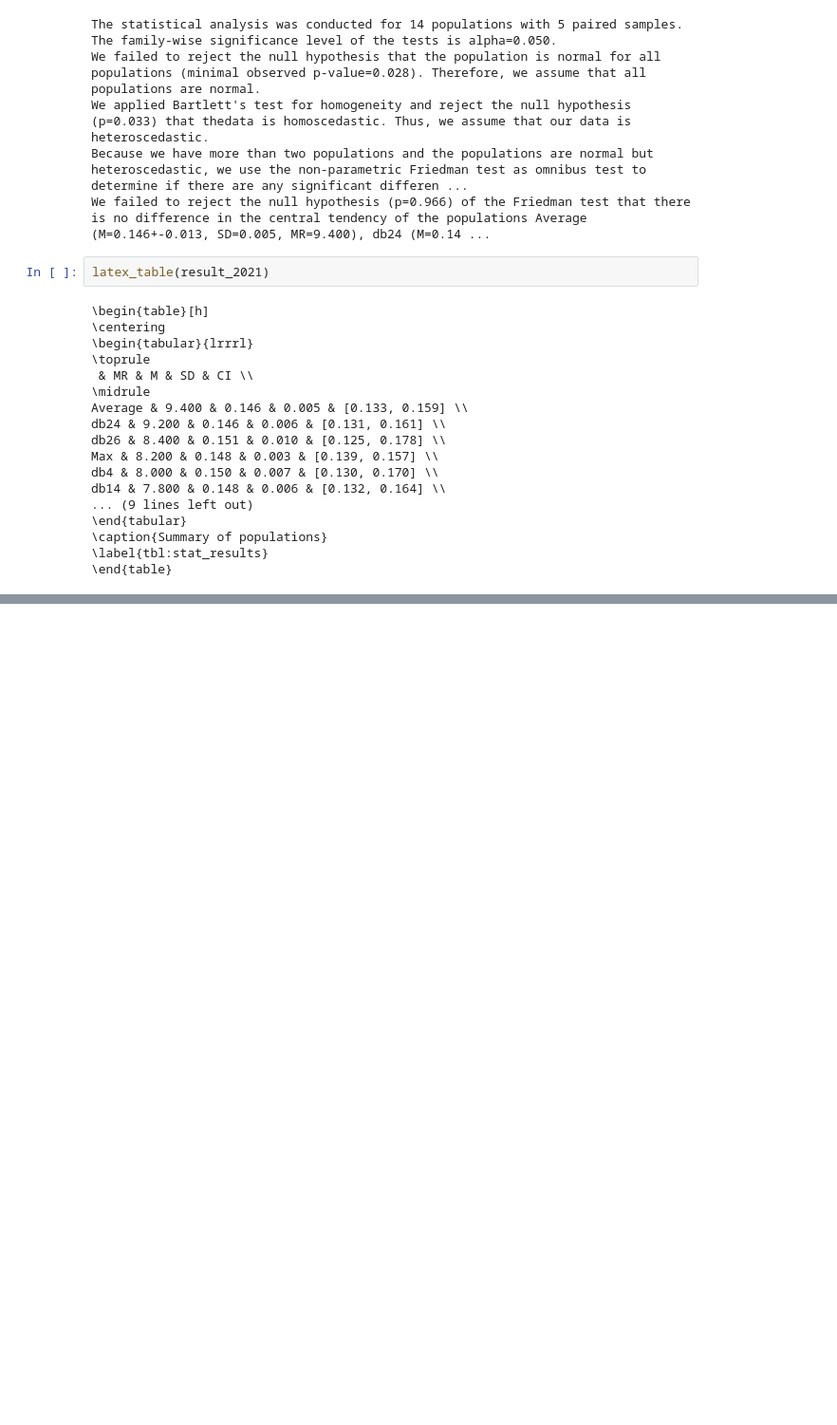
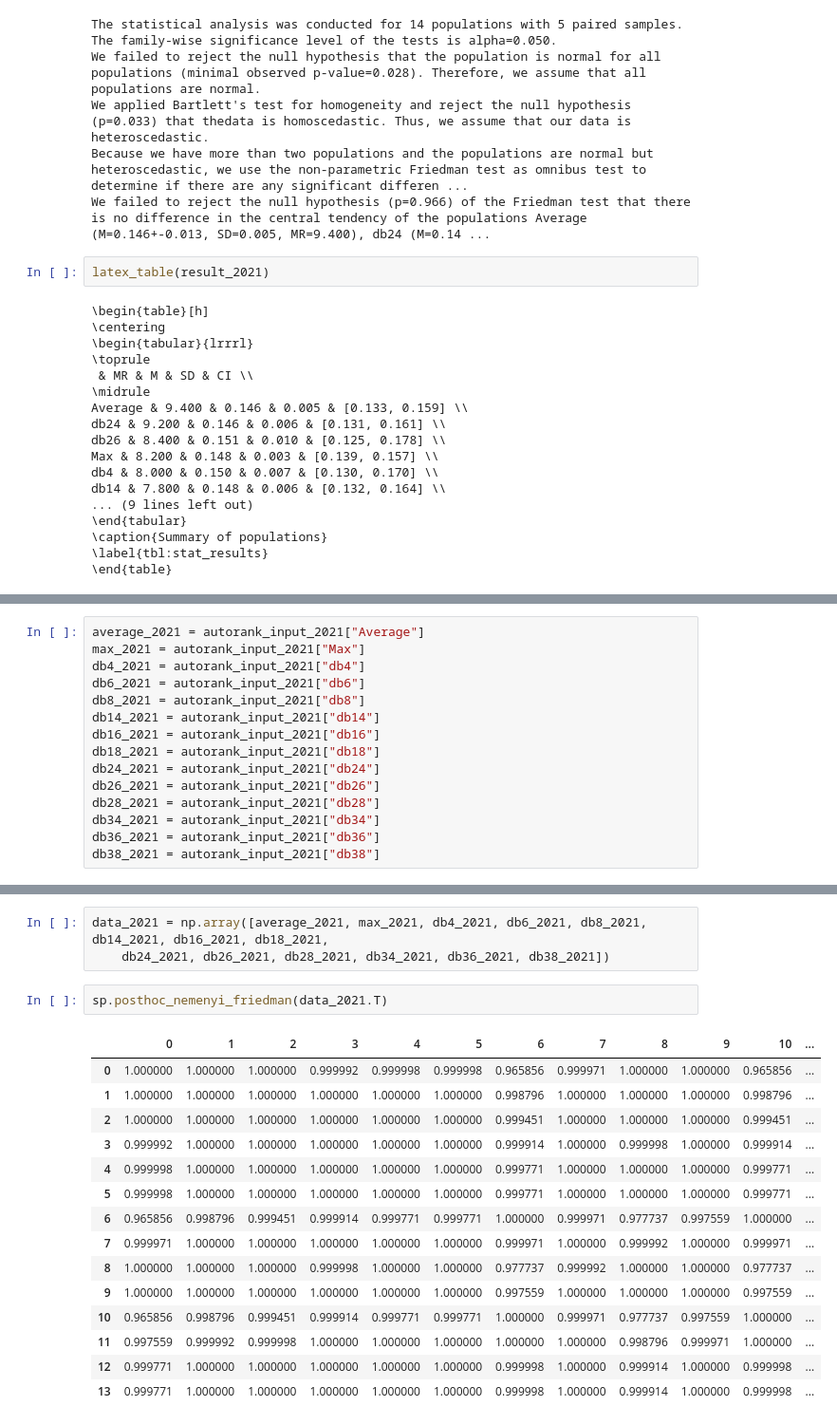
Before and after one commit to JoaoAssalim/wavelet-pooling-audio-deepfake, a Jupyter notebook: notebooks/statistical_analysis.ipynb, the cells around one changed output, grey strips where cells are left out. Shown at 95% size. Saved outputs shown, nothing was run; the diff lists cells and outputs as text; blank space fills up the shorter version.

```diff
--- a/notebooks/statistical_analysis.ipynb
+++ b/notebooks/statistical_analysis.ipynb
@@ -152,0 +178,15 @@ db14 & 7.800 & 0.148 & 0.006 & [0.132, 0.164] \\
+# %%
+average_2021 = autorank_input_2021["Average"]
+max_2021 = autorank_input_2021["Max"]
+db4_2021 = autorank_input_2021["db4"]
+db6_2021 = autorank_input_2021["db6"]
+db8_2021 = autorank_input_2021["db8"]
+db14_2021 = autorank_input_2021["db14"]
+db16_2021 = autorank_input_2021["db16"]
+db18_2021 = autorank_input_2021["db18"]
+db24_2021 = autorank_input_2021["db24"]
+db26_2021 = autorank_input_2021["db26"]
+db28_2021 = autorank_input_2021["db28"]
+db34_2021 = autorank_input_2021["db34"]
+db36_2021 = autorank_input_2021["db36"]
+db38_2021 = autorank_input_2021["db38"]
@@ -152,0 +228,21 @@ db14 & 7.800 & 0.148 & 0.006 & [0.132, 0.164] \\
+# %%
+data_2021 = np.array([average_2021, max_2021, db4_2021, db6_2021, db8_2021, db14_2021, db16_2021, db18_2021,
+    db24_2021, db26_2021, db28_2021, db34_2021, db36_2021, db38_2021])
+# %%
+sp.posthoc_nemenyi_friedman(data_2021.T)
+# %% [output]
+|  | 0 | 1 | 2 | 3 | 4 | 5 | 6 | 7 | 8 | 9 | 10 | ... |
+| 0 | 1.000000 | 1.000000 | 1.000000 | 0.999992 | 0.999998 | 0.999998 | 0.965856 | 0.999971 | 1.000000 | 1.000000 | 0.965856 | ... |
+| 1 | 1.000000 | 1.000000 | 1.000000 | 1.000000 | 1.000000 | 1.000000 | 0.998796 | 1.000000 | 1.000000 | 1.000000 | 0.998796 | ... |
+| 2 | 1.000000 | 1.000000 | 1.000000 | 1.000000 | 1.000000 | 1.000000 | 0.999451 | 1.000000 | 1.000000 | 1.000000 | 0.999451 | ... |
+| 3 | 0.999992 | 1.000000 | 1.000000 | 1.000000 | 1.000000 | 1.000000 | 0.999914 | 1.000000 | 0.999998 | 1.000000 | 0.999914 | ... |
+| 4 | 0.999998 | 1.000000 | 1.000000 | 1.000000 | 1.000000 | 1.000000 | 0.999771 | 1.000000 | 1.000000 | 1.000000 | 0.999771 | ... |
+| 5 | 0.999998 | 1.000000 | 1.000000 | 1.000000 | 1.000000 | 1.000000 | 0.999771 | 1.000000 | 1.000000 | 1.000000 | 0.999771 | ... |
+| 6 | 0.965856 | 0.998796 | 0.999451 | 0.999914 | 0.999771 | 0.999771 | 1.000000 | 0.999971 | 0.977737 | 0.997559 | 1.000000 | ... |
+| 7 | 0.999971 | 1.000000 | 1.000000 | 1.000000 | 1.000000 | 1.000000 | 0.999971 | 1.000000 | 0.999992 | 1.000000 | 0.999971 | ... |
+| 8 | 1.000000 | 1.000000 | 1.000000 | 0.999998 | 1.000000 | 1.000000 | 0.977737 | 0.999992 | 1.000000 | 1.000000 | 0.977737 | ... |
+| 9 | 1.000000 | 1.000000 | 1.000000 | 1.000000 | 1.000000 | 1.000000 | 0.997559 | 1.000000 | 1.000000 | 1.000000 | 0.997559 | ... |
+| 10 | 0.965856 | 0.998796 | 0.999451 | 0.999914 | 0.999771 | 0.999771 | 1.000000 | 0.999971 | 0.977737 | 0.997559 | 1.000000 | ... |
+| 11 | 0.997559 | 0.999992 | 0.999998 | 1.000000 | 1.000000 | 1.000000 | 1.000000 | 1.000000 | 0.998796 | 0.999971 | 1.000000 | ... |
+| 12 | 0.999771 | 1.000000 | 1.000000 | 1.000000 | 1.000000 | 1.000000 | 0.999998 | 1.000000 | 0.999914 | 1.000000 | 0.999998 | ... |
+| 13 | 0.999771 | 1.000000 | 1.000000 | 1.000000 | 1.000000 | 1.000000 | 0.999998 | 1.000000 | 0.999914 | 1.000000 | 0.999998 | ... |
```
Also changed, not shown: parts of 23 cells of this notebook.
